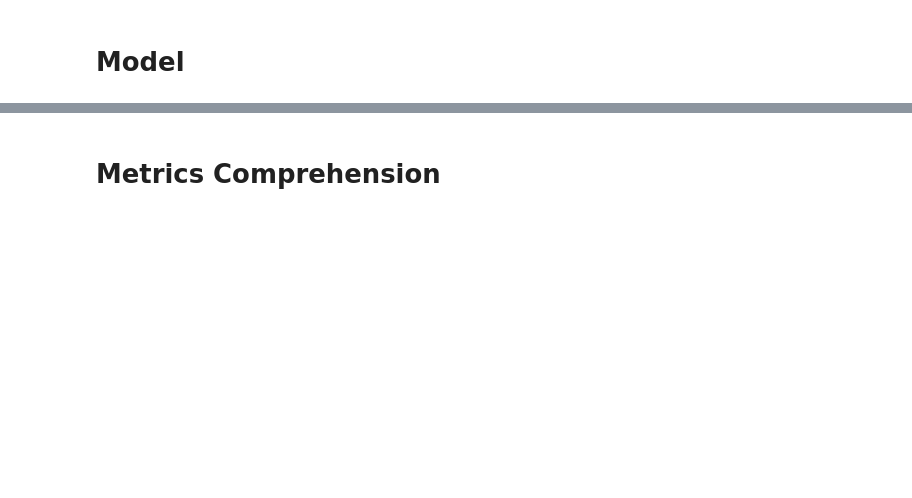
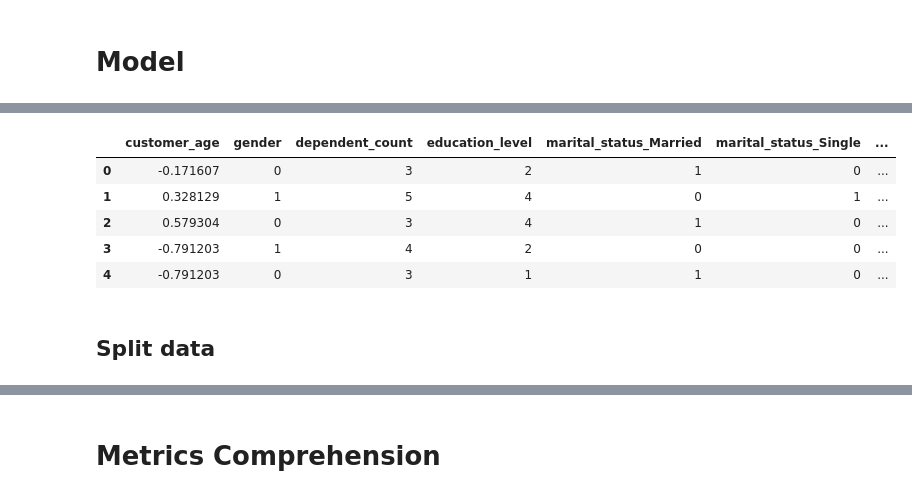
Before and after one commit to leonardoccarv/ChurnBankDetection, a Jupyter notebook: ChurnBankDetection.ipynb, the cells around one changed output, grey strips where cells are left out. Cells and saved outputs as stored; diff of their text form; code cells hidden in the pictures; blank space fills up the shorter version.

```diff
--- a/ChurnBankDetection.ipynb
+++ b/ChurnBankDetection.ipynb
@@ -595,0 +672,11 @@ sns.heatmap(df1.corr(method='pearson'), annot=True, linewidths=.5);
+# %%
+df4.head()
+# %% [output]
+|  | customer_age | gender | dependent_count | education_level | marital_status_Married | marital_status_Single | ... |
+| 0 | -0.171607 | 0 | 3 | 2 | 1 | 0 | ... |
+| 1 | 0.328129 | 1 | 5 | 4 | 0 | 1 | ... |
+| 2 | 0.579304 | 0 | 3 | 4 | 1 | 0 | ... |
+| 3 | -0.791203 | 1 | 4 | 2 | 0 | 0 | ... |
+| 4 | -0.791203 | 0 | 3 | 1 | 1 | 0 | ... |
+# %% [markdown]
+## Split data
```
Also changed, not shown: parts of 24 cells of this notebook.
